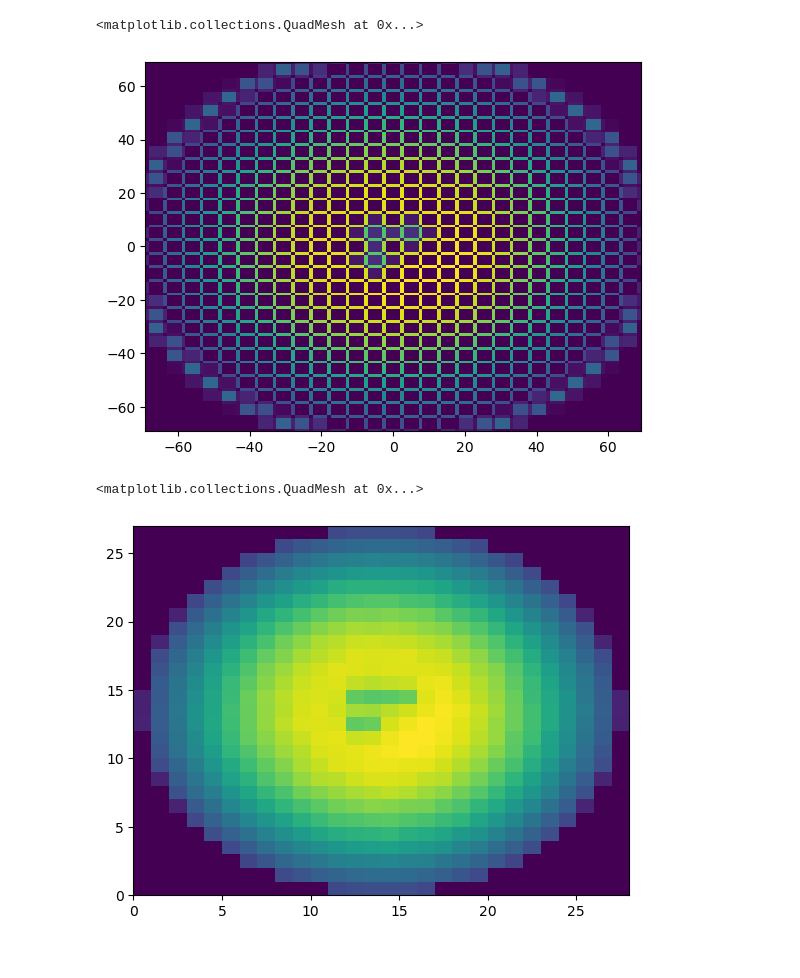
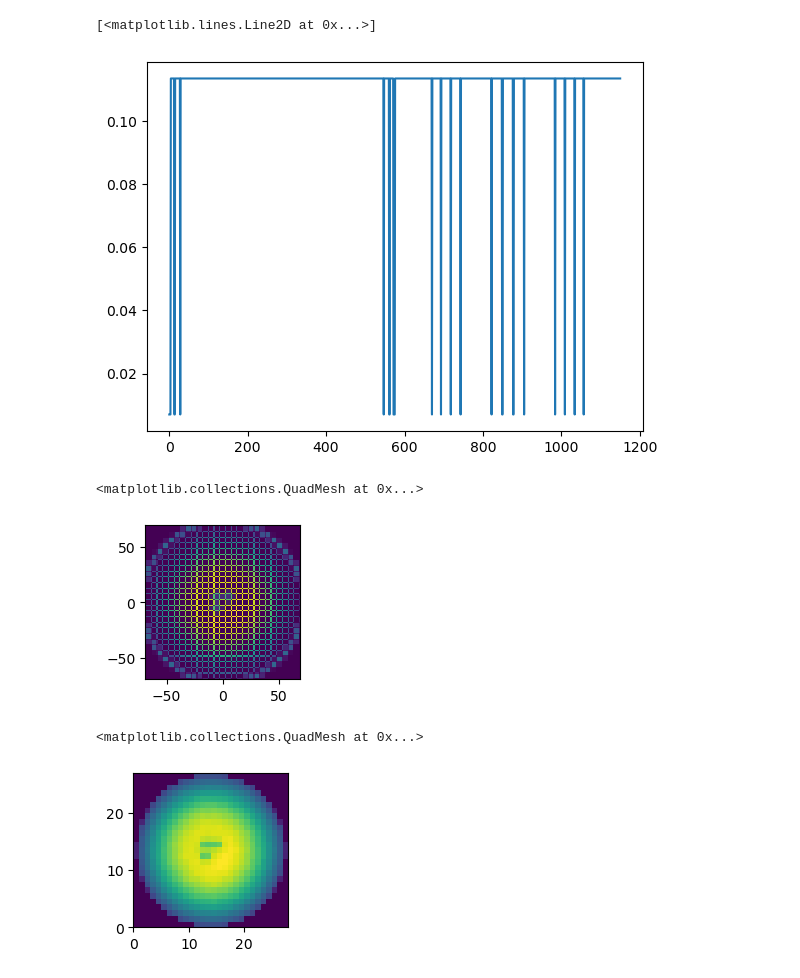
Before and after one commit to jfaulkner31/mothman, a Jupyter notebook: openmc_tallies.ipynb, the cells around one changed output. Saved outputs shown, nothing was run; the diff lists cells and outputs as text; code cells hidden in the pictures.

```diff
--- a/openmc_tallies.ipynb
+++ b/openmc_tallies.ipynb
@@ -468,13 +510,20 @@ COL 27
+# %%
+mdots = [chan.mdot_bc for chan in ch.channels]
+
+plt.plot(mdots[0:-2])
+# %% [output]
+[<matplotlib.lines.Line2D at 0x...>]
+[figure, added]
 # %%
-plt.figure(dpi=100)
+plt.figure(figsize=(2,2))
 plt.pcolormesh(xgrid, ygrid, F[24,:,:])
 # %% [output]
 <matplotlib.collections.QuadMesh at 0x...>
-[figure, old version]
+[figure, new version]
 # %%
-# plt.figure(dpi=400)
+plt.figure(figsize=(2,2))
 plt.pcolormesh(ver_arr)
 # %% [output]
 <matplotlib.collections.QuadMesh at 0x...>
-[figure, old version]
+[figure, new version]
 # %%
```
Also changed, not shown: parts of 6 cells of this notebook, 1 other file.
